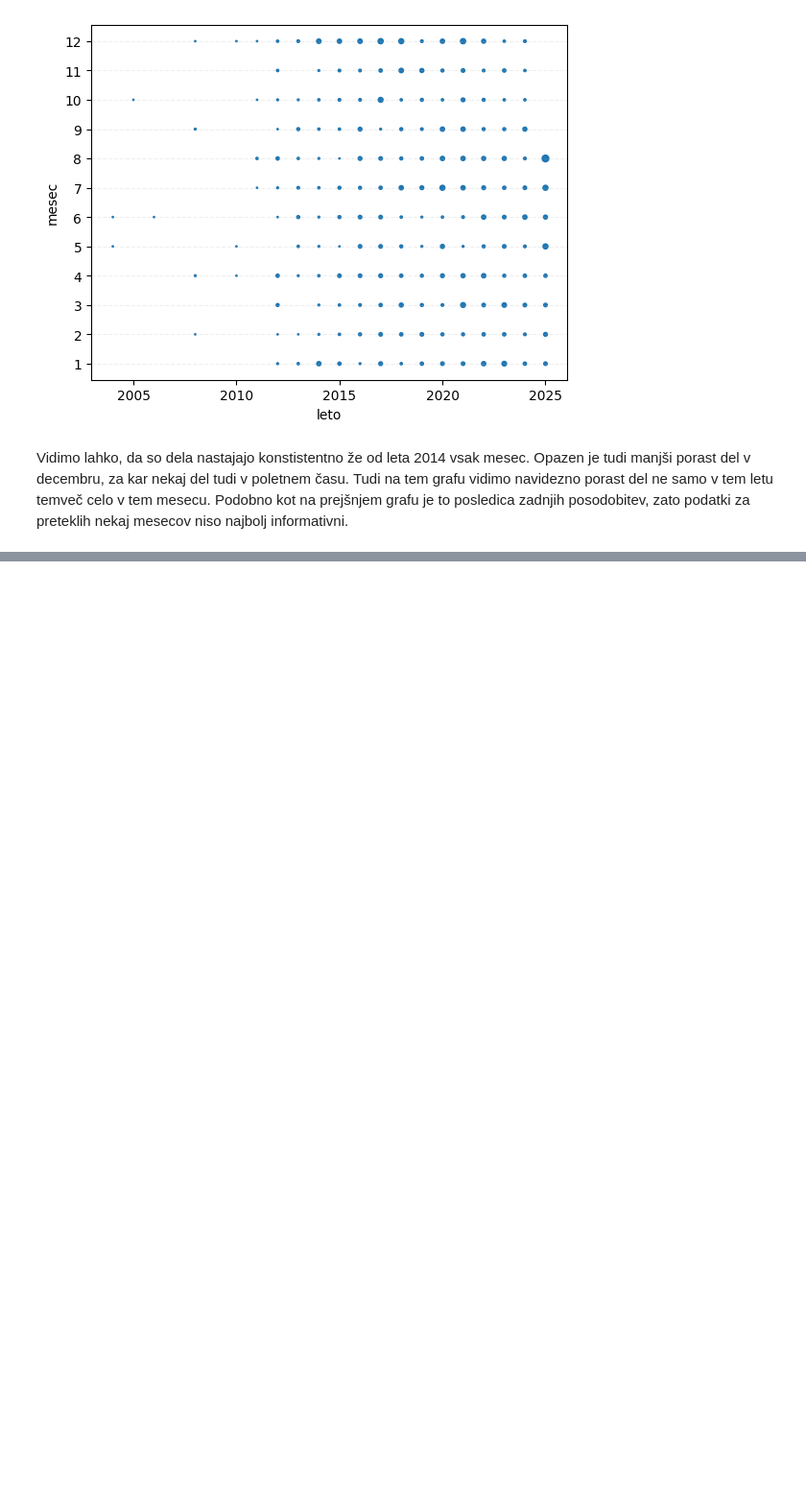
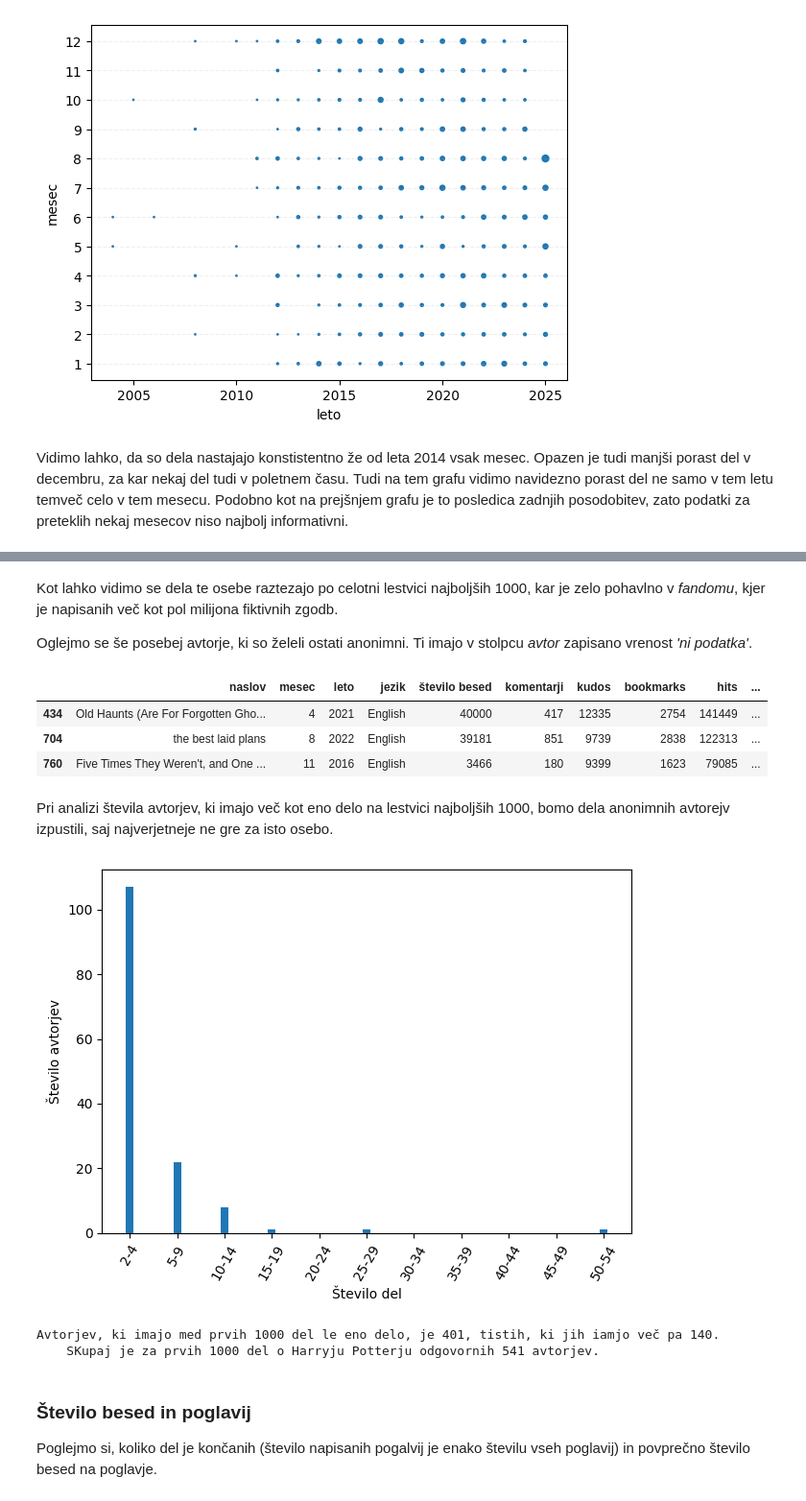
Before and after one commit to nivesgosnjak/uvp_projektna, a Jupyter notebook: analiza_podatkov.ipynb, the cells around one changed output, grey strips where cells are left out. Shown: that part at 96% size. Cells and saved outputs as stored; diff of their text form; code cells hidden in the pictures; blank space fills up the shorter version.

```diff
--- a/analiza_podatkov.ipynb
+++ b/analiza_podatkov.ipynb
@@ -297,0 +310,5 @@ Vidimo lahko, da so dela nastajajo konstistentno že od leta 2014 vsak mesec. Op
+# %%
+avtorji=dela.value_counts('avtor').to_frame()
+avtorji=avtorji[avtorji['count']>1].copy()
+avtorji=avtorji.rename(columns={'count':'št. del'})
+avtorji
@@ -297,0 +348,40 @@ Vidimo lahko, da so dela nastajajo konstistentno že od leta 2014 vsak mesec. Op
+# %% [markdown]
+Kot lahko vidimo se dela te osebe raztezajo po celotni lestvici najboljših 1000, kar je zelo pohavlno v *fandomu*, kjer je napisanih več kot pol milijona fiktivnih zgodb.
+
+Oglejmo se še posebej avtorje, ki so želeli ostati anonimni. Ti imajo v stolpcu *avtor* zapisano vrenost *'ni podatka'*.
+# %%
+dela[dela['avtor']=='ni podatka']
+# %% [output]
+|  | naslov | mesec | leto | jezik | število besed | komentarji | kudos | bookmarks | hits | ... |
+| 434 | Old Haunts (Are For Forgotten Gho... | 4 | 2021 | English | 40000 | 417 | 12335 | 2754 | 141449 | ... |
+| 704 | the best laid plans | 8 | 2022 | English | 39181 | 851 | 9739 | 2838 | 122313 | ... |
+| 760 | Five Times They Weren't, and One ... | 11 | 2016 | English | 3466 | 180 | 9399 | 1623 | 79085 | ... |
+# %% [markdown]
+Pri analizi števila avtorjev, ki imajo več kot eno delo na lestvici najboljših 1000, bomo dela anonimnih avtorejv izpustili, saj najverjetneje ne gre za isto osebo.
+# %%
+avtorji=avtorji[avtorji.index!='ni podatka'].copy()
+avtorji['na 5']=avtorji['št. del']- avtorji['št. del']%5
+d5=avtorji.value_counts('na 5').to_frame()
+# %%
+plt.bar(d5.index,d5['count'])
+plt.xlabel('Število del')
+plt.ylabel('Število avtorjev')
+imena=['2-4','5-9','10-14','15-19','20-24','25-29','30-34','35-39','40-44','45-49','50-54']
+pozicije=[i for i in range(0,51) if i%5==0]
+plt.xticks(pozicije, imena, rotation=60)
+plt.tight_layout()
+plt.show()
+# %% [output]
+[figure, added]
+# %%
+po_1= 1000 - avtorji['št. del'].sum()
+več=len(avtorji)
+print(f"""Avtorjev, ki imajo med prvih 1000 del le eno delo, je {po_1}, tistih, ki jih iamjo več pa {več}.
+    SKupaj je za prvih 1000 del o Harryju Potterju odgovornih {po_1+več} avtorjev.""")
+# %% [output]
+Avtorjev, ki imajo med prvih 1000 del le eno delo, je 401, tistih, ki jih iamjo več pa 140.
+    SKupaj je za prvih 1000 del o Harryju Potterju odgovornih 541 avtorjev.
+# %% [markdown]
+### Število besed in poglavij
+
+Poglejmo si, koliko del je končanih (število napisanih pogalvij je enako številu vseh poglavij) in povprečno število besed na poglavje.
```
Also changed, not shown: parts of 11 cells of this notebook.
